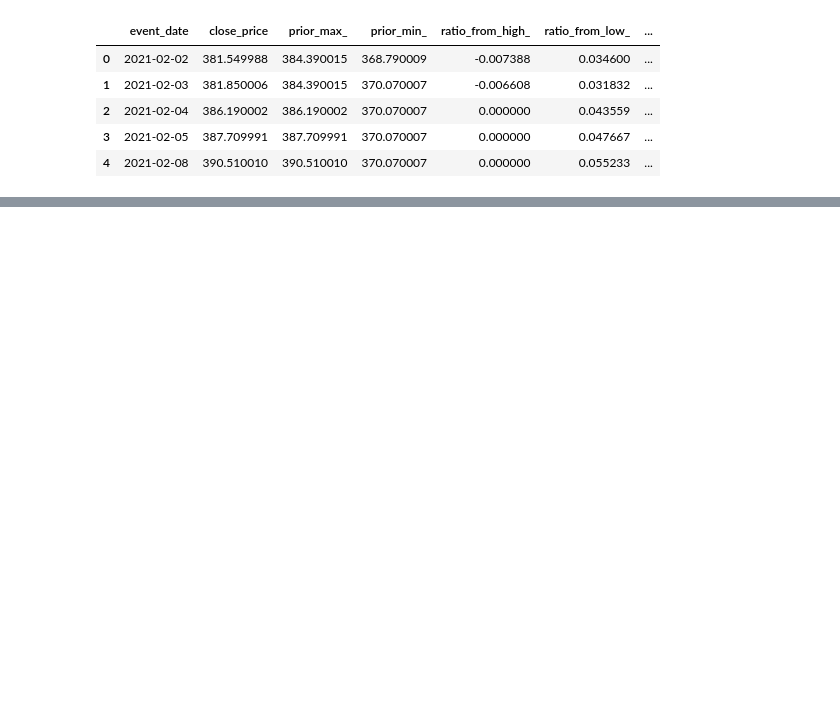
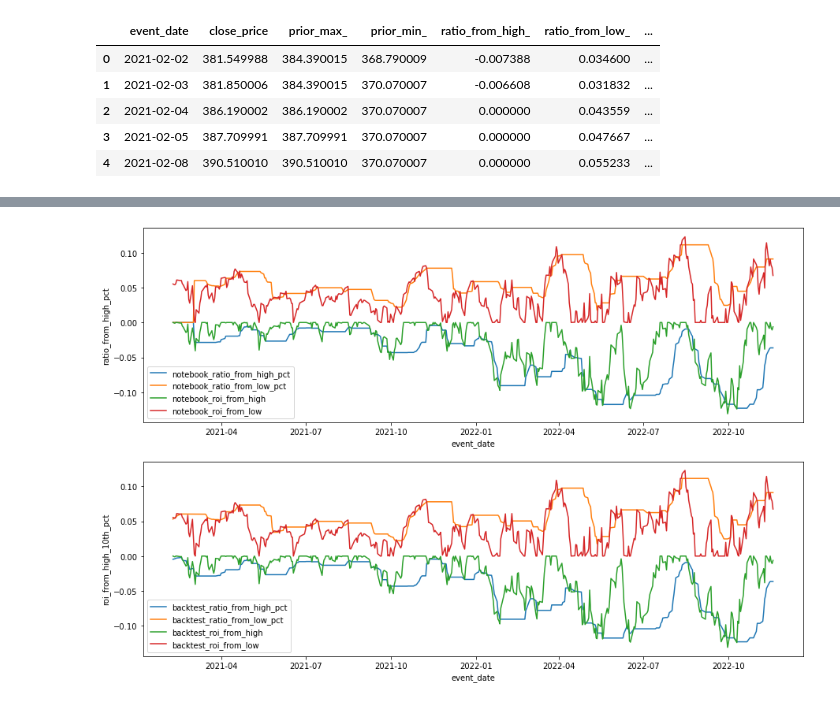
Before and after one commit to nate-belete/algoTrading, a Jupyter notebook: Strategy Development Ideas.ipynb, the cells around one changed output, grey strips where cells are left out. Cells and saved outputs as stored; diff of their text form; code cells hidden in the pictures; blank space fills up the shorter version.

```diff
--- a/Strategy Development Ideas.ipynb
+++ b/Strategy Development Ideas.ipynb
@@ -250,0 +265,25 @@ plt.show()
+# %%
+compare_df['event_date'] = pd.to_datetime(compare_df['event_date'])
+
+fig = plt.figure(figsize=(15,10))
+
+plt.subplot(2,1,1)
+sns.lineplot(x=compare_df['event_date'],y=compare_df['ratio_from_high_pct'], label='notebook_ratio_from_high_pct')
+sns.lineplot(x=compare_df['event_date'],y=compare_df['ratio_from_low_pct'], label='notebook_ratio_from_low_pct')
+
+sns.lineplot(x=compare_df['event_date'],y=compare_df['ratio_from_high_'], label='notebook_roi_from_high')
+sns.lineplot(x=compare_df['event_date'],y=compare_df['ratio_from_low_'], label='notebook_roi_from_low')
+
+plt.subplot(2,1,2)
+
+sns.lineplot(x=compare_df['event_date'],y=compare_df['roi_from_high_10th_pct'], label='backtest_ratio_from_high_pct')
+sns.lineplot(x=compare_df['event_date'],y=compare_df['roi_from_low_90th_pct'], label='backtest_ratio_from_low_pct')
+
+sns.lineplot(x=compare_df['event_date'],y=compare_df['roi_from_high'], label='backtest_roi_from_high')
+sns.lineplot(x=compare_df['event_date'],y=compare_df['roi_from_low'], label='backtest_roi_from_low')
+
+
+
+plt.show()
+# %% [output]
+[figure, added]
```
Also changed, not shown: parts of 7 cells of this notebook, 3 other files.
